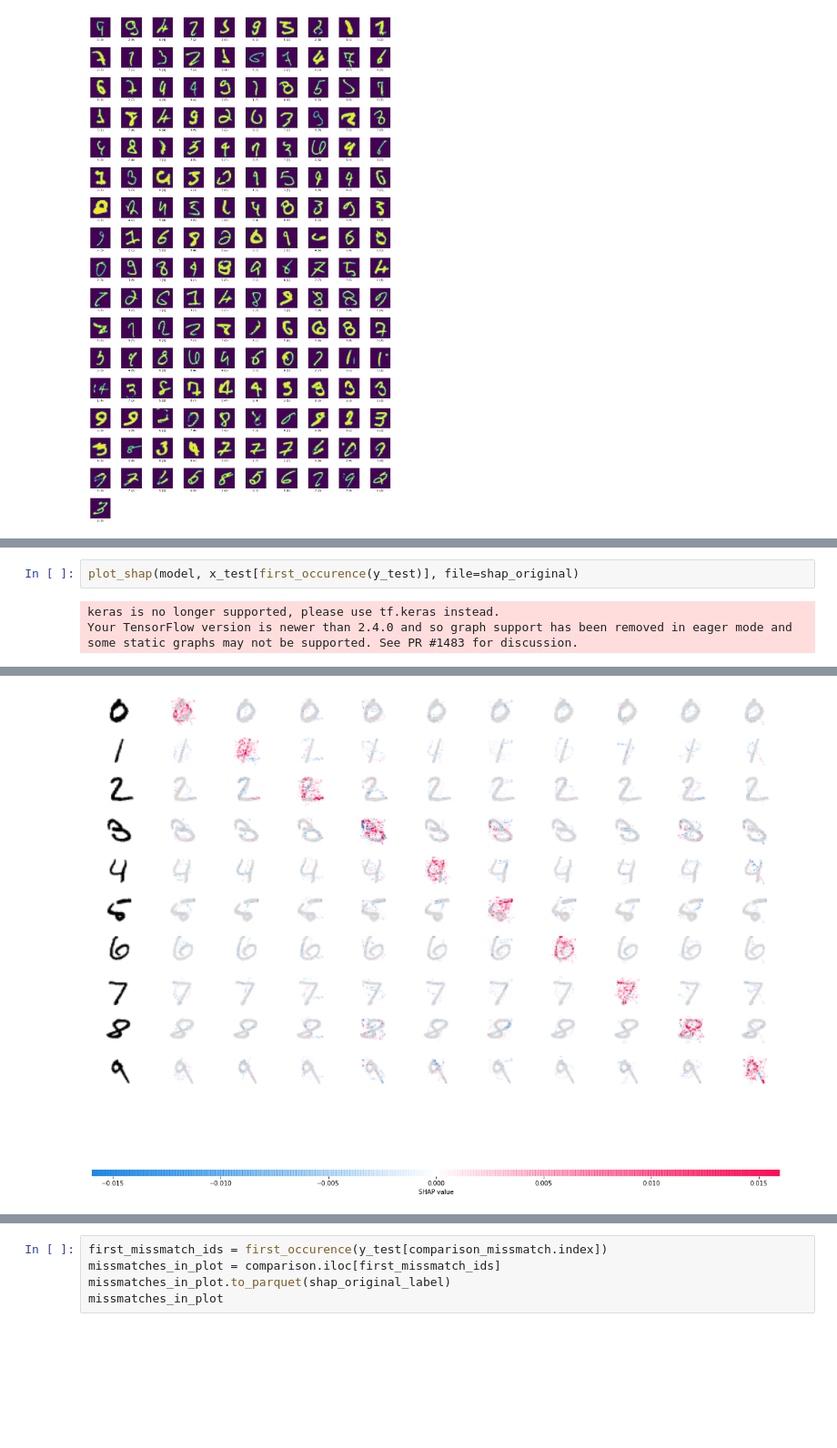
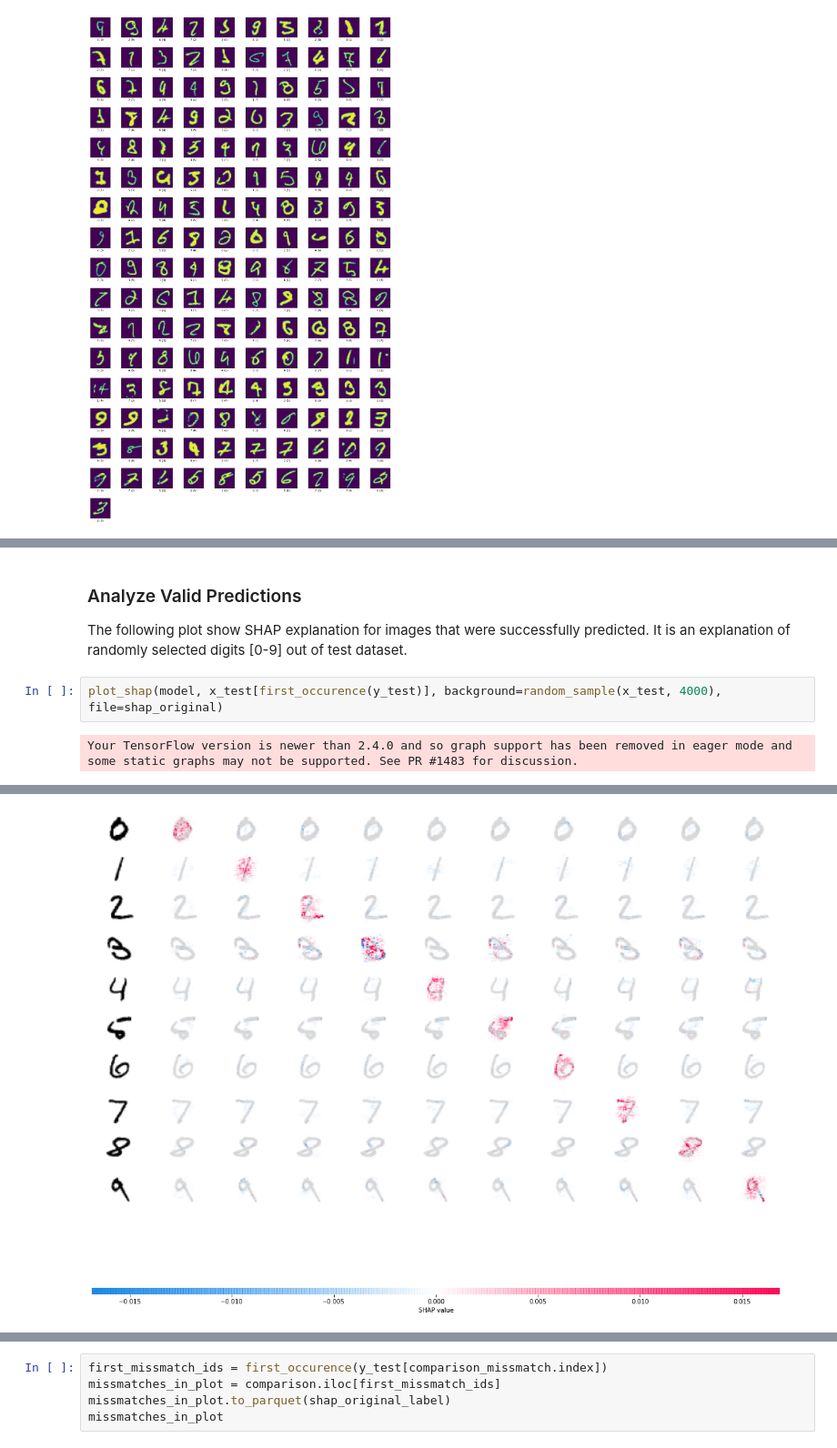
Before and after one commit to raffaelschmid/xai-adversarial-attack, a Jupyter notebook: notebook/evaluation/02_explain_shap_original.ipynb, the cells around one changed output, grey strips where cells are left out. Shown at 91% size. Drawn from its saved outputs; the diff is of its cells as text; blank space fills up the shorter version.

```diff
--- a/notebook/evaluation/02_explain_shap_original.ipynb
+++ b/notebook/evaluation/02_explain_shap_original.ipynb
@@ -60,5 +58,7 @@ The following plot show shap explanation for the first occurence of every number
+# %% [markdown]
+### Analyze Valid Predictions
+The following plot show SHAP explanation for images that were successfully predicted. It is an explanation of randomly selected digits [0-9] out of test dataset.
 # %%
-plot_shap(model, x_test[first_occurence(y_test)], file=shap_original)
+plot_shap(model, x_test[first_occurence(y_test)], background=random_sample(x_test, 4000), file=shap_original)
 # %% [output]
-keras is no longer supported, please use tf.keras instead.
 Your TensorFlow version is newer than 2.4.0 and so graph support has been removed in eager mode and some static graphs may not be supported. See PR #1483 for discussion.
@@ -66 +65 @@ WARNING:tensorflow:From /Users/raffael/learn/fhnw/xai/xai-adversarial-attack/.ve
-[figure, old version]
+[figure, new version]
```
Also changed, not shown: parts of 15 cells of this notebook, 6 other files.
